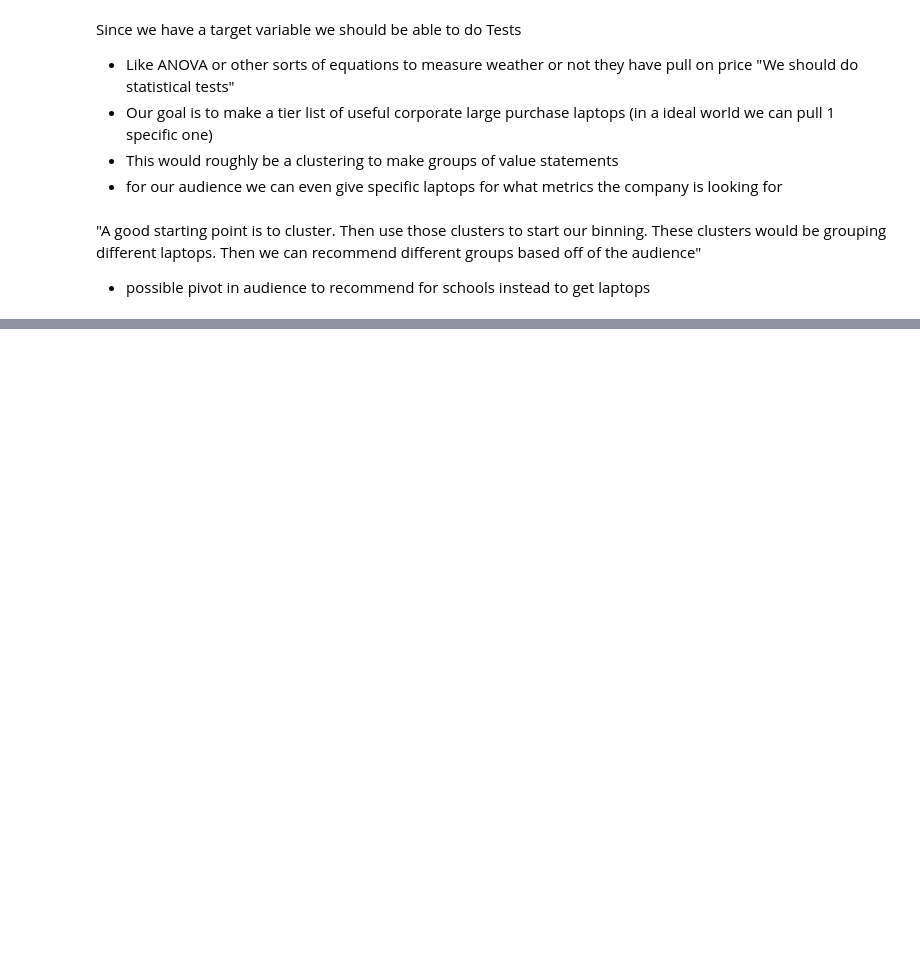
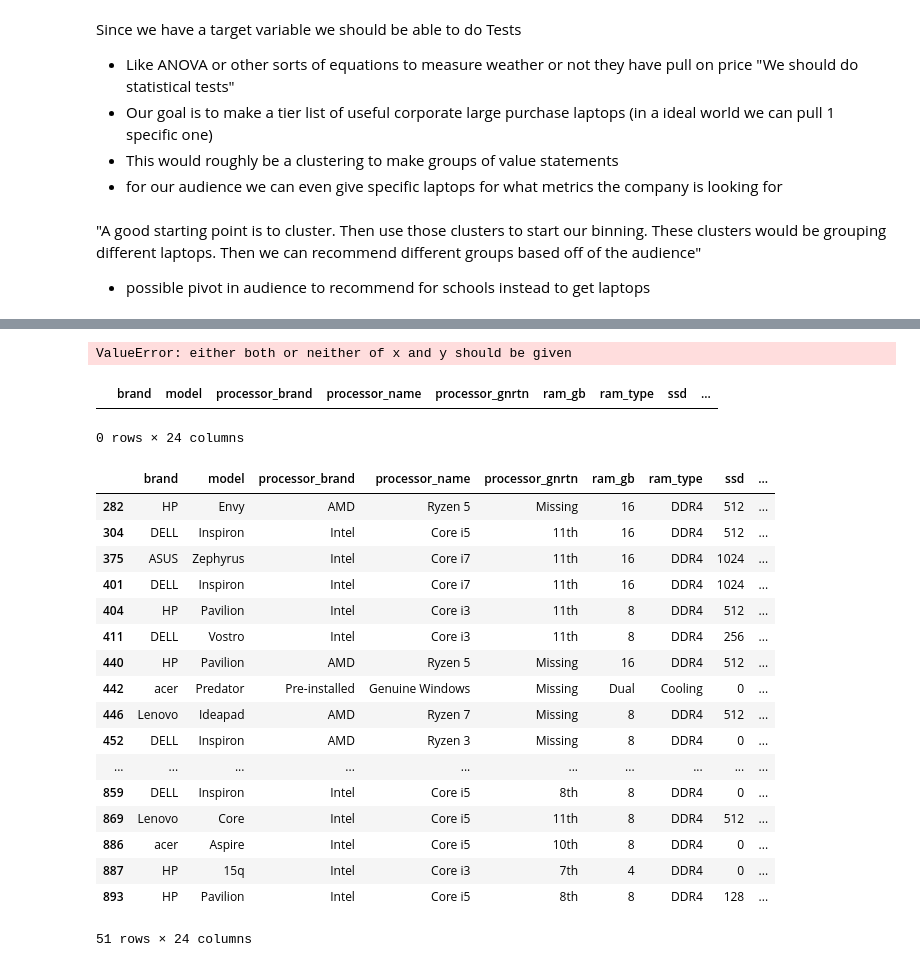
Before and after one commit to laptop-project/data, a Jupyter notebook: cleaned_laptop_workbook.ipynb, the cells around one changed output, grey strips where cells are left out. Cells and saved outputs as stored; diff of their text form; code cells hidden in the pictures; blank space fills up the shorter version.

```diff
--- a/cleaned_laptop_workbook.ipynb
+++ b/cleaned_laptop_workbook.ipynb
@@ -274,0 +366,37 @@ underprivleged ones?
+# %%
+df['col1'] = np.where(df['col1'] == 0, df['col2'], df['col1'])
+df['col1'] = np.where(df['col1'] == 0, df['col3'], df['col1'])
+# %%
+df['old_price'] = np.where(df['old_price'] == 0, df['latest_price'])
+# %% [output]
+ValueError: either both or neither of x and y should be given
+# %%
+df['old_price'] = np.where(df['old_price'] == 0,
+                      np.where(df['latest_price'] == 0, df['working_average'], df['latest_price']),
+                      df['old_price'])
+# %%
+df[df['old_price'] == 0]
+# %% [output]
+|  | brand | model | processor_brand | processor_name | processor_gnrtn | ram_gb | ram_type | ssd | ... |
+0 rows × 24 columns
+# %%
+df[df.old_price == df.latest_price]
+# %% [output]
+|  | brand | model | processor_brand | processor_name | processor_gnrtn | ram_gb | ram_type | ssd | ... |
+| 282 | HP | Envy | AMD | Ryzen 5 | Missing | 16 | DDR4 | 512 | ... |
+| 304 | DELL | Inspiron | Intel | Core i5 | 11th | 16 | DDR4 | 512 | ... |
+| 375 | ASUS | Zephyrus | Intel | Core i7 | 11th | 16 | DDR4 | 1024 | ... |
+| 401 | DELL | Inspiron | Intel | Core i7 | 11th | 16 | DDR4 | 1024 | ... |
+| 404 | HP | Pavilion | Intel | Core i3 | 11th | 8 | DDR4 | 512 | ... |
+| 411 | DELL | Vostro | Intel | Core i3 | 11th | 8 | DDR4 | 256 | ... |
+| 440 | HP | Pavilion | AMD | Ryzen 5 | Missing | 16 | DDR4 | 512 | ... |
+| 442 | acer | Predator | Pre-installed | Genuine Windows | Missing | Dual | Cooling | 0 | ... |
+| 446 | Lenovo | Ideapad | AMD | Ryzen 7 | Missing | 8 | DDR4 | 512 | ... |
+| 452 | DELL | Inspiron | AMD | Ryzen 3 | Missing | 8 | DDR4 | 0 | ... |
+| ... | ... | ... | ... | ... | ... | ... | ... | ... | ... |
+| 859 | DELL | Inspiron | Intel | Core i5 | 8th | 8 | DDR4 | 0 | ... |
+| 869 | Lenovo | Core | Intel | Core i5 | 11th | 8 | DDR4 | 512 | ... |
+| 886 | acer | Aspire | Intel | Core i5 | 10th | 8 | DDR4 | 0 | ... |
+| 887 | HP | 15q | Intel | Core i3 | 7th | 4 | DDR4 | 0 | ... |
+| 893 | HP | Pavilion | Intel | Core i5 | 8th | 8 | DDR4 | 128 | ... |
+51 rows × 24 columns
```
Also changed, not shown: parts of 8 cells of this notebook.
